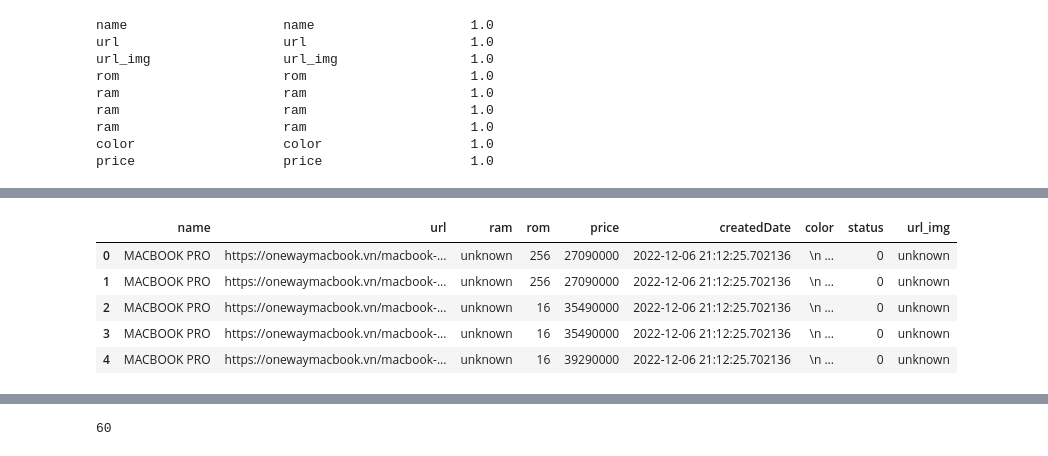
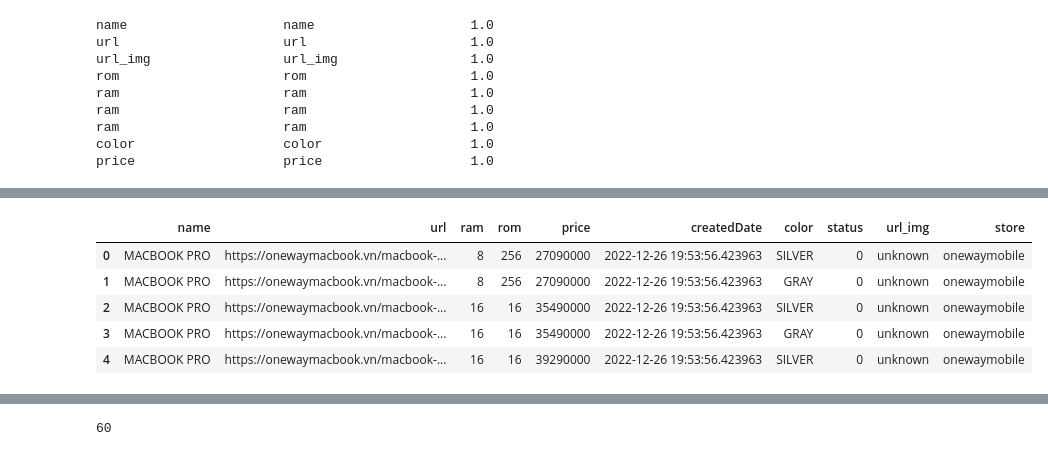
Before and after one commit to Thang-ND/DATN-20221, a Jupyter notebook: preprocess/onwaymobile/preprocess.ipynb, the cells around one changed output, grey strips where cells are left out. Drawn from its saved outputs; the diff is of its cells as text; code cells hidden in the pictures.

```diff
--- a/preprocess/onwaymobile/preprocess.ipynb
+++ b/preprocess/onwaymobile/preprocess.ipynb
@@ -16 +26,3 @@ df_origin = pd.read_json('./Data-mac.json')
+# %%
+df_origin['ram'] = df_origin['info'].apply(lambda x: re.sub(r'\D', '', x.split('\n')[1]))
 # %%
@@ -62,13 +49,5 @@ data
 # %%
-newDf = preprocess.extractRamFromName(data)
-newDf = preprocess.extractRomFromName(newDf)
+#newDf = preprocess.extractRamFromName(data)
+newDf = preprocess.extractRomFromName(data)
 newDf = preprocess.preprocessData(newDf, status=0)
+newDf = preprocess.preprocessColor(newDf)
-# %%
-newDf.head()
-# %% [output]
-|  | name | url | ram | rom | price | createdDate | color | status | url_img |
-| 0 | MACBOOK PRO | https://onewaymacbook.vn/macbook-... | unknown | 256 | 27090000 | 2022-12-06 21:12:25.702136 | \n ... | 0 | unknown |
-| 1 | MACBOOK PRO | https://onewaymacbook.vn/macbook-... | unknown | 256 | 27090000 | 2022-12-06 21:12:25.702136 | \n ... | 0 | unknown |
-| 2 | MACBOOK PRO | https://onewaymacbook.vn/macbook-... | unknown | 16 | 35490000 | 2022-12-06 21:12:25.702136 | \n ... | 0 | unknown |
-| 3 | MACBOOK PRO | https://onewaymacbook.vn/macbook-... | unknown | 16 | 35490000 | 2022-12-06 21:12:25.702136 | \n ... | 0 | unknown |
-| 4 | MACBOOK PRO | https://onewaymacbook.vn/macbook-... | unknown | 16 | 39290000 | 2022-12-06 21:12:25.702136 | \n ... | 0 | unknown |
@@ -77,2 +59,13 @@ newDf.to_csv('../../datamatching/data/oneway-iphone.csv')
 # %%
 newDf.drop_duplicates(inplace=True)
+# %%
+newDf['store'] = 'onewaymobile'
+# %%
+newDf.head(5)
+# %% [output]
+|  | name | url | ram | rom | price | createdDate | color | status | url_img | store |
+| 0 | MACBOOK PRO | https://onewaymacbook.vn/macbook-... | 8 | 256 | 27090000 | 2022-12-26 19:53:56.423963 | SILVER | 0 | unknown | onewaymobile |
+| 1 | MACBOOK PRO | https://onewaymacbook.vn/macbook-... | 8 | 256 | 27090000 | 2022-12-26 19:53:56.423963 | GRAY | 0 | unknown | onewaymobile |
+| 2 | MACBOOK PRO | https://onewaymacbook.vn/macbook-... | 16 | 16 | 35490000 | 2022-12-26 19:53:56.423963 | SILVER | 0 | unknown | onewaymobile |
+| 3 | MACBOOK PRO | https://onewaymacbook.vn/macbook-... | 16 | 16 | 35490000 | 2022-12-26 19:53:56.423963 | GRAY | 0 | unknown | onewaymobile |
+| 4 | MACBOOK PRO | https://onewaymacbook.vn/macbook-... | 16 | 16 | 39290000 | 2022-12-26 19:53:56.423963 | SILVER | 0 | unknown | onewaymobile |
```
Also changed, not shown: parts of 9 cells of this notebook, 36 other files.
